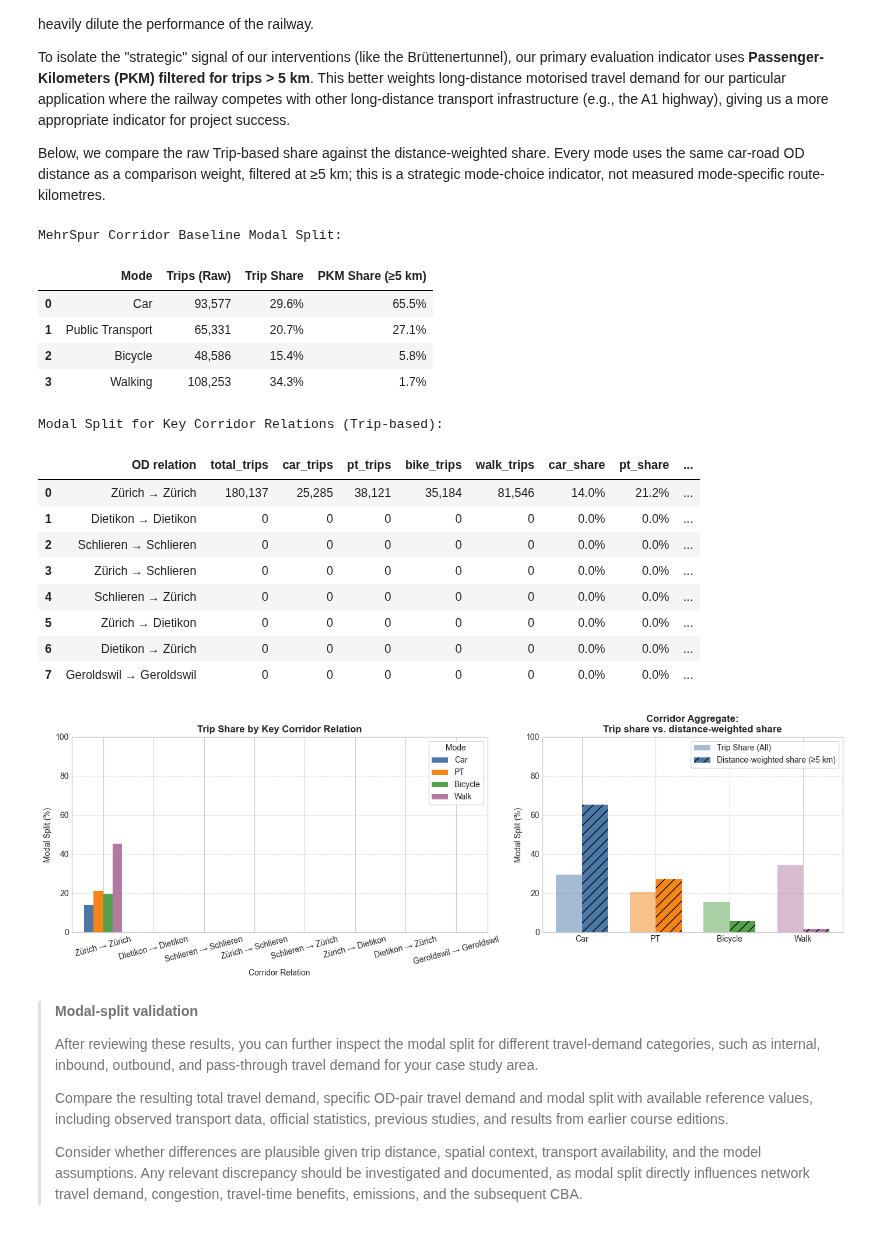
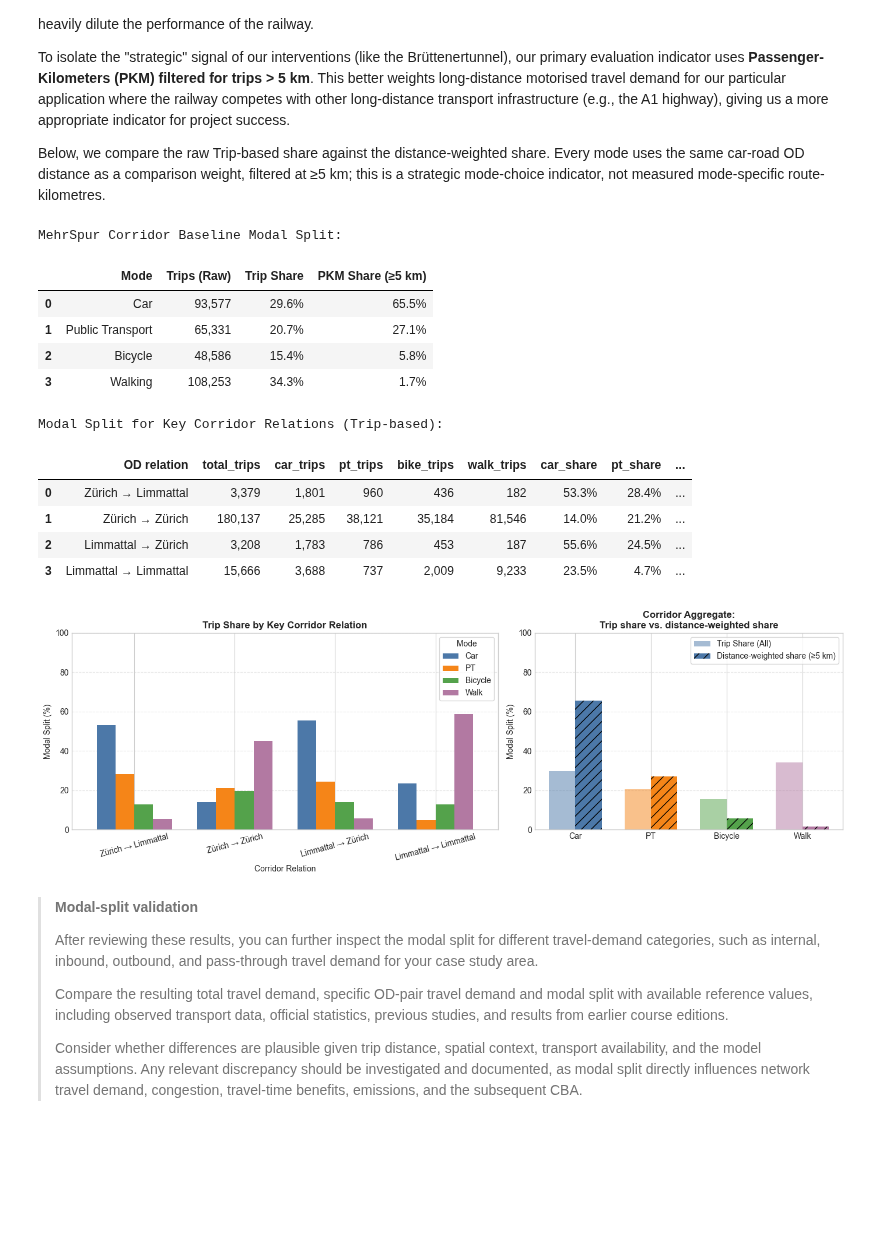
Before and after one commit to sebischoff/IP-HS26-MehrSpur-CaseStudy, a Jupyter notebook: notebooks/02_system_modeling.ipynb, the cells around one changed output. Saved outputs shown, nothing was run; the diff lists cells and outputs as text; code cells hidden in the pictures; blank space fills up the shorter version.

```diff
--- a/notebooks/02_system_modeling.ipynb
+++ b/notebooks/02_system_modeling.ipynb
@@ -618,14 +616,10 @@ display(corridor_split.style.format({
 
 # 2. Modal split for key corridor relations (Raw Trips)
 key_pairs = [
+    ("Zürich", "Limmattal"),
     ("Zürich", "Zürich"),
-    ("Dietikon", "Dietikon"),
-    ("Schlieren", "Schlieren"),
-    ("Zürich", "Schlieren"),
-    ("Schlieren", "Zürich"),
-    ("Zürich", "Dietikon"),
-    ("Dietikon", "Zürich"),
-    ("Geroldswil", "Geroldswil")
+    ("Limmattal", "Zürich"),
+    ("Limmattal", "Limmattal")
 ]
 od_split = tmi.corridor_od_summary(ctx, res_stage0, key_pairs, macro_regions=p.CORRIDOR_REGIONS)
 exports.save_outputs("1_5_baseline_modal_split", tables={"od_relations": od_split})
@@ -661,42 +655,38 @@ axes[0].tick_params(axis="x", rotation=15)
 axes[0].legend(title="Mode", frameon=True)
 axes[0].grid(axis="y", linestyle="--", alpha=0.5)
 
 # --- Right Plot: PKM vs Trip Share Comparison ---
 x_indices = np.arange(len(mode_names))
 width = 0.35
 
 axes[1].bar(x_indices - width/2, corridor_split["Trip Share"].mul(100), width, label='Trip Share (All)', color=[c for c in colors], alpha=0.5)
 axes[1].bar(x_indices + width/2, corridor_split["PKM Share (>5km)"].mul(100), width, label='Distance-weighted share (≥5 km)', color=colors, hatch="//")
 
 axes[1].set_title("Corridor Aggregate:\nTrip share vs. distance-weighted share", fontsize=12, fontweight="bold")
 axes[1].set_xticks(x_indices)
 axes[1].set_xticklabels(mode_names)
 axes[1].set_ylabel("Modal Split (%)", fontsize=10)
 axes[1].set_ylim(0, 100)
 axes[1].grid(axis="y", linestyle="--", alpha=0.5)
 axes[1].legend(loc="upper right", frameon=True)
 
 plt.tight_layout()
 exports.save_outputs("1_5_baseline_modal_split", figure=fig)
 plt.show()
 # %% [output]
 MehrSpur Corridor Baseline Modal Split:
 |  | Mode | Trips (Raw) | Trip Share | PKM Share (≥5 km) |
 | 0 | Car | 93,577 | 29.6% | 65.5% |
 | 1 | Public Transport | 65,331 | 20.7% | 27.1% |
 | 2 | Bicycle | 48,586 | 15.4% | 5.8% |
 | 3 | Walking | 108,253 | 34.3% | 1.7% |
 Modal Split for Key Corridor Relations (Trip-based):
 |  | OD relation | total_trips | car_trips | pt_trips | bike_trips | walk_trips | car_share | pt_share | ... |
-| 0 | Zürich → Zürich | 180,137 | 25,285 | 38,121 | 35,184 | 81,546 | 14.0% | 21.2% | ... |
-| 1 | Dietikon → Dietikon | 0 | 0 | 0 | 0 | 0 | 0.0% | 0.0% | ... |
-| 2 | Schlieren → Schlieren | 0 | 0 | 0 | 0 | 0 | 0.0% | 0.0% | ... |
-| 3 | Zürich → Schlieren | 0 | 0 | 0 | 0 | 0 | 0.0% | 0.0% | ... |
-| 4 | Schlieren → Zürich | 0 | 0 | 0 | 0 | 0 | 0.0% | 0.0% | ... |
-| 5 | Zürich → Dietikon | 0 | 0 | 0 | 0 | 0 | 0.0% | 0.0% | ... |
-| 6 | Dietikon → Zürich | 0 | 0 | 0 | 0 | 0 | 0.0% | 0.0% | ... |
-| 7 | Geroldswil → Geroldswil | 0 | 0 | 0 | 0 | 0 | 0.0% | 0.0% | ... |
+| 0 | Zürich → Limmattal | 3,379 | 1,801 | 960 | 436 | 182 | 53.3% | 28.4% | ... |
+| 1 | Zürich → Zürich | 180,137 | 25,285 | 38,121 | 35,184 | 81,546 | 14.0% | 21.2% | ... |
+| 2 | Limmattal → Zürich | 3,208 | 1,783 | 786 | 453 | 187 | 55.6% | 24.5% | ... |
+| 3 | Limmattal → Limmattal | 15,666 | 3,688 | 737 | 2,009 | 9,233 | 23.5% | 4.7% | ... |
-[figure, old version]
+[figure, new version]
 # %% [markdown]
 > **Modal-split validation**
 >
```
Also changed, not shown: parts of 13 cells of this notebook, 1 other file.
